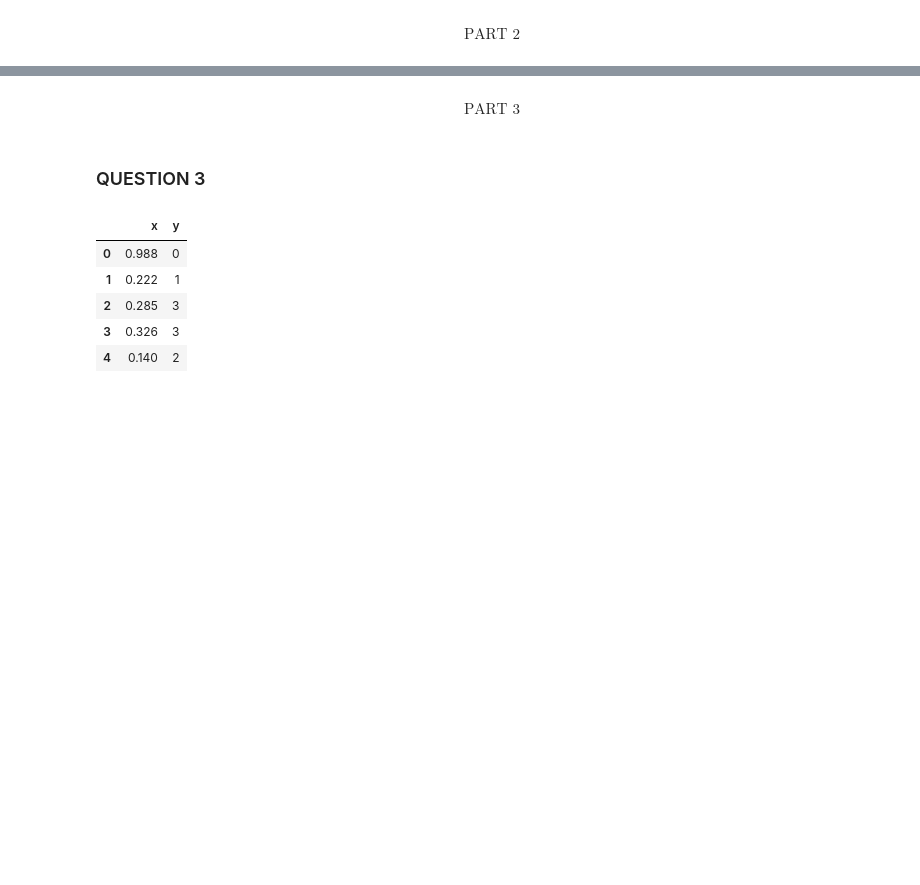
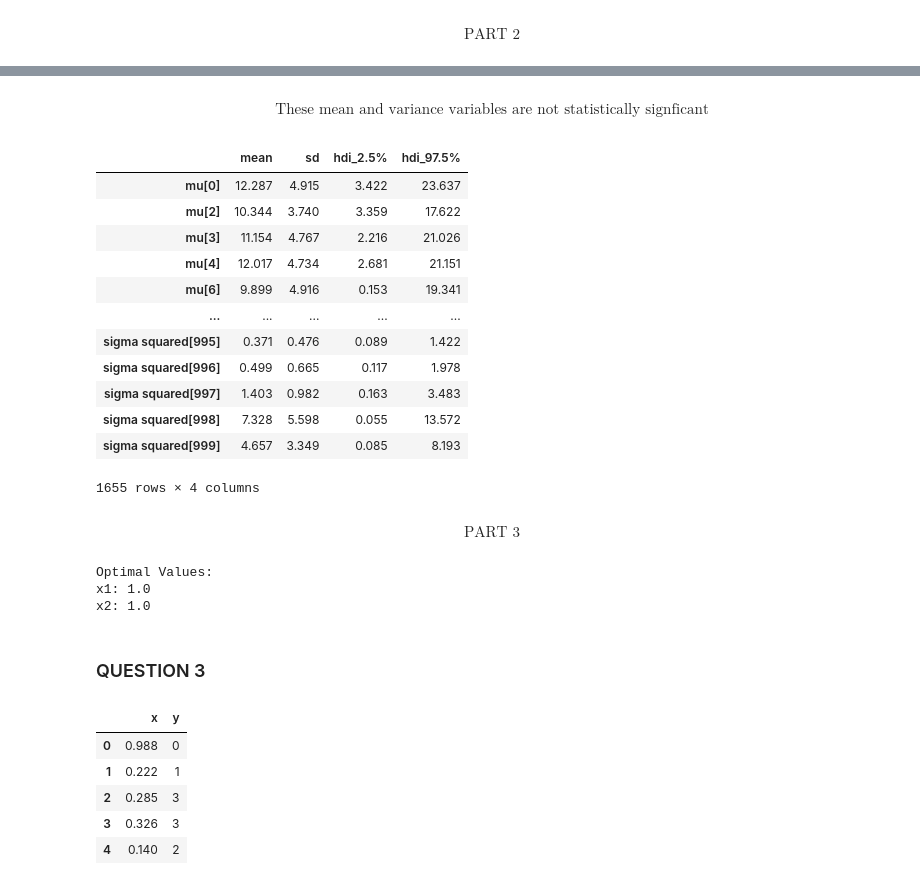
Before and after one commit to GATechMSCS/fall2023, a Jupyter notebook: isye6420_bayesian_statistics/lectures/final/real/submission/final_Code_ScottSchmidl.ipynb, the cells around one changed output, grey strips where cells are left out. Cells and saved outputs as stored; diff of their text form; code cells hidden in the pictures; blank space fills up the shorter version.

```diff
--- a/isye6420_bayesian_statistics/lectures/final/real/submission/final_Code_ScottSchmidl.ipynb
+++ b/isye6420_bayesian_statistics/lectures/final/real/submission/final_Code_ScottSchmidl.ipynb
@@ -168,7 +307,52 @@ $$
+# %% [markdown]
+$$
+\text{These mean and variance variables are not statistically signficant}
+$$
+# %%
+# MEAN AND VARIANCE VARIABLES ARE NOT STATISTICALLY SIGNIFICANT
+not_stat_sig
+# %% [output]
+|  | mean | sd | hdi_2.5% | hdi_97.5% |
+| mu[0] | 12.287 | 4.915 | 3.422 | 23.637 |
+| mu[2] | 10.344 | 3.740 | 3.359 | 17.622 |
+| mu[3] | 11.154 | 4.767 | 2.216 | 21.026 |
+| mu[4] | 12.017 | 4.734 | 2.681 | 21.151 |
+| mu[6] | 9.899 | 4.916 | 0.153 | 19.341 |
+| ... | ... | ... | ... | ... |
+| sigma squared[995] | 0.371 | 0.476 | 0.089 | 1.422 |
+| sigma squared[996] | 0.499 | 0.665 | 0.117 | 1.978 |
+| sigma squared[997] | 1.403 | 0.982 | 0.163 | 3.483 |
+| sigma squared[998] | 7.328 | 5.598 | 0.055 | 13.572 |
+| sigma squared[999] | 4.657 | 3.349 | 0.085 | 8.193 |
+1655 rows × 4 columns
 # %% [markdown]
 $$
 \text{PART 3}
 $$
+# %%
+x1 = problem2['x1']
+x2 = problem2['x2']
+
+def mini(x, alpha0, alpha1, alpha2):
+    return alpha0 + (x[0] * alpha1) + (x[1] * alpha2)
+
+alpha0 = trace_p2.posterior["alpha0"].mean(dim=["chain", "draw"]).to_numpy()
+alpha1 = trace_p2.posterior["alpha1"].mean(dim=["chain", "draw"]).to_numpy()
+alpha2 = trace_p2.posterior["alpha2"].mean(dim=["chain", "draw"]).to_numpy()
+
+x_init = [0, 0]
+
+bounds = [(x1.min(), x2.max()), (x2.min(), x2.max())]
+
+result = spo.minimize(mini, x_init, args=(alpha0, alpha1, alpha2), bounds=bounds)
+
+final_x1, final__x2 = result.x
+
+print(f"Optimal Values:\nx1: {final_x1}\nx2: {final__x2}")
+# %% [output]
+Optimal Values:
+x1: 1.0
+x2: 1.0
 # %% [markdown]
 ### QUESTION 3
 # %%
```
Also changed, not shown: parts of 28 cells of this notebook.
